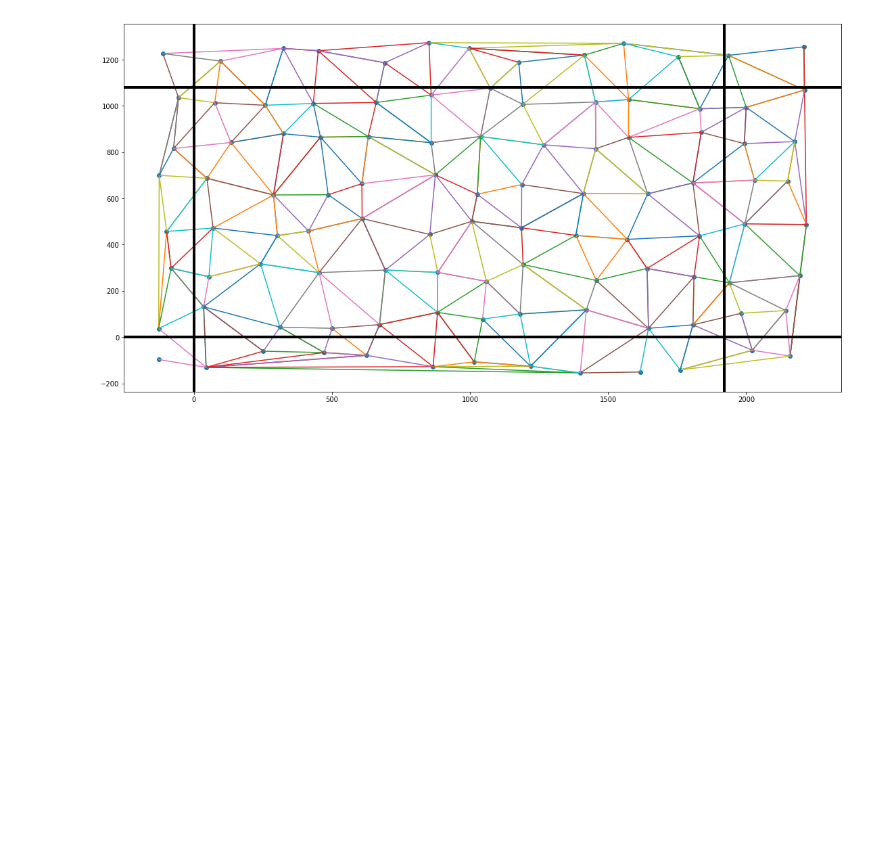
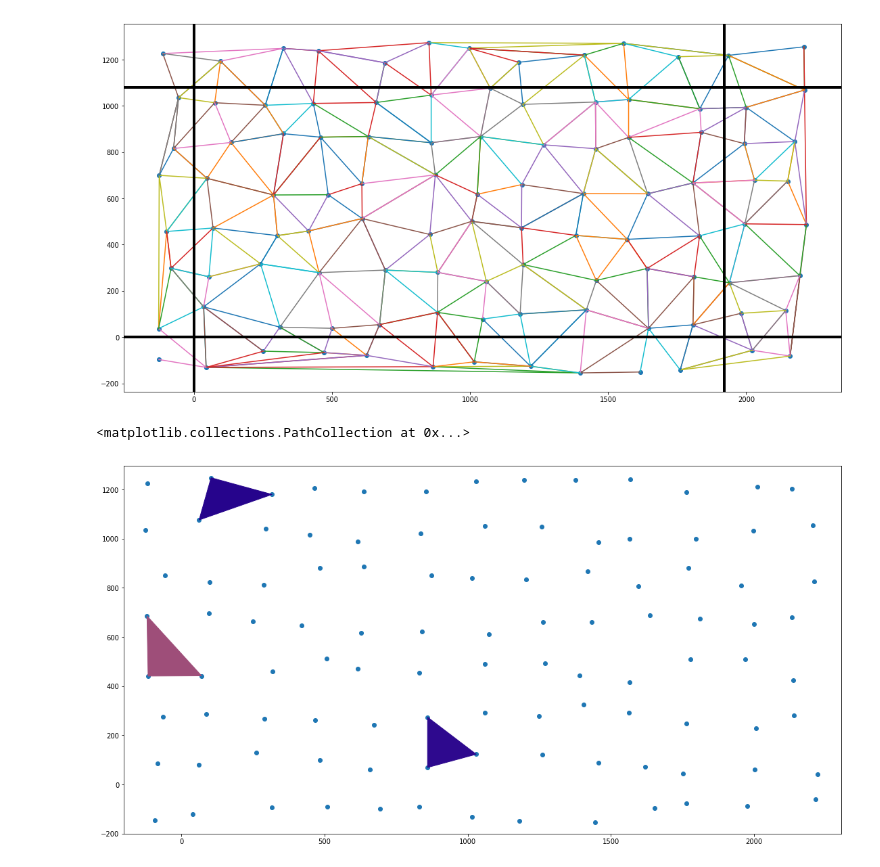
Before and after one commit to mitch-karch/tri, a Jupyter notebook: Explanation.ipynb, the cells around one changed output. Saved outputs shown, nothing was run; the diff lists cells and outputs as text; code cells hidden in the pictures; blank space fills up the shorter version.

```diff
--- a/Explanation.ipynb
+++ b/Explanation.ipynb
@@ -79,6 +105,28 @@ plt.axvline(x=graphWidth, color="black", linewidth=4)
 # %% [output]
 <matplotlib.lines.Line2D at 0x...>
 [figure]
+# %%
+fig = plt.figure(figsize=(19,10))
+ax = plt.gca()
+
+point = samplePoints[tri][5]
+p = Polygon(point, closed=True, color=[random(),random(),random(),1])
+ax.add_patch(p)
+
+point = samplePoints[tri][25]
+p = Polygon(point, closed=True, color=[random(),random(),random(),1])
+ax.add_patch(p)
+
+point = samplePoints[tri][55]
+p = Polygon(point, closed=True, color=[random(),random(),random(),1])
+ax.add_patch(p)
+
+ax.set_xlim(-200,graphWidth*1.2)
+ax.set_ylim(-200,graphHeight*1.2)
+plt.scatter(samplePoints[:,0], samplePoints[:,1])
+# %% [output]
+<matplotlib.collections.PathCollection at 0x...>
+[figure, added]
 # %%
 fig = plt.figure(figsize=(19,10))
 
```
Also changed, not shown: parts of 11 cells of this notebook.
